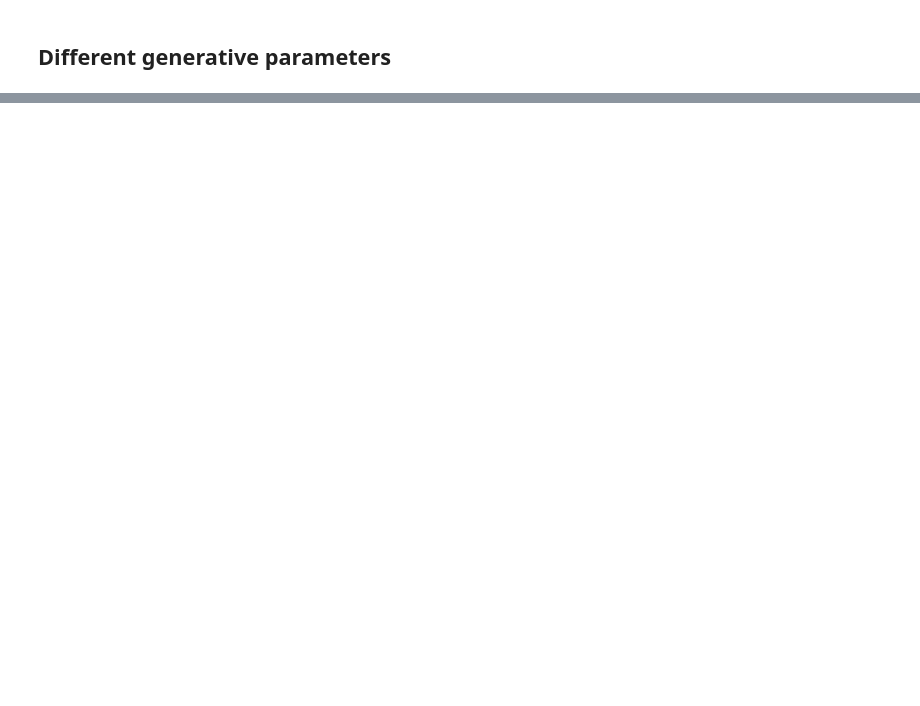
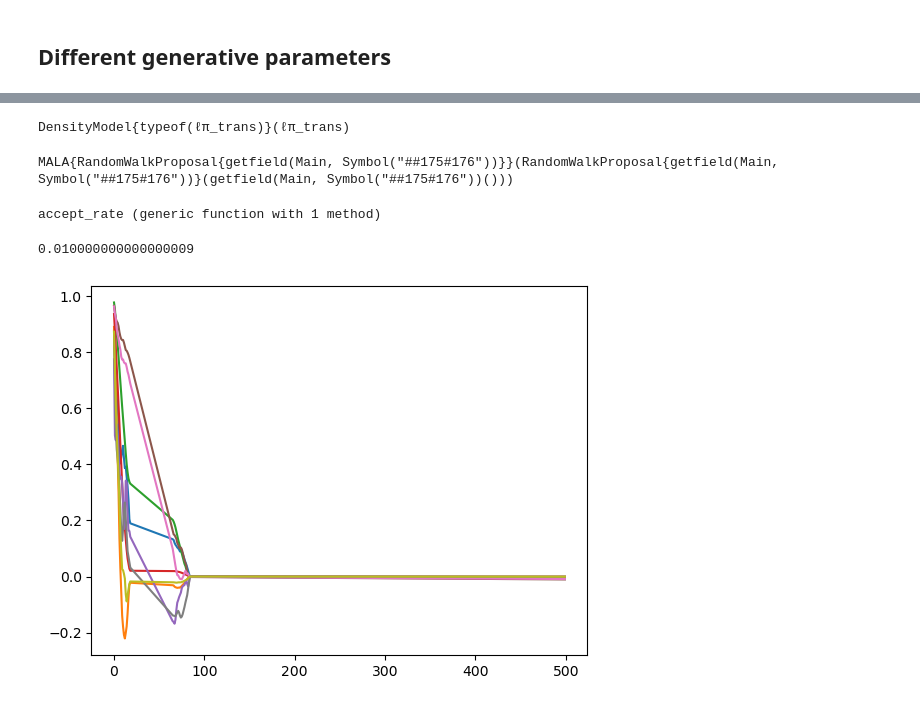
Before and after one commit to Brody-Lab/PulseInputDDM.jl, a Jupyter notebook: examples/choice model/recover_choice_model_x0.ipynb, the cells around one changed output, grey strips where cells are left out. Cells and saved outputs as stored; diff of their text form; code cells hidden in the pictures; blank space fills up the shorter version.

```diff
--- a/examples/choice model/recover_choice_model_x0.ipynb
+++ b/examples/choice model/recover_choice_model_x0.ipynb
@@ -487,0 +719,2 @@ tight_layout()
+# %%
+PSD_inv_H = Matrix(cholesky(Positive, inv_H, Val{false}))
@@ -487,0 +748,18 @@ tight_layout()
+# %%
+MCMCmodel = DensityModel(ℓπ_trans)
+# %% [output]
+DensityModel{typeof(ℓπ_trans)}(ℓπ_trans)
+# %%
+spl = MALAMH(x-> MvNormal((1/2) * 1e-1 * PSD_inv_H * x, 1e-1 * PSD_inv_H))
+# %% [output]
+MALA{RandomWalkProposal{getfield(Main, Symbol("##175#176"))}}(RandomWalkProposal{getfield(Main, Symbol("##175#176"))}(getfield(Main, Symbol("##175#176"))()))
+# %%
+chain = sample(Random.GLOBAL_RNG, MCMCmodel, spl, numsamples; init_params=init_params);
+# %%
+accept_rate(chain) = 1. - (sum(diff(getfield.(chain, :lp)) .== 0.) / length(chain))
+# %% [output]
+accept_rate (generic function with 1 method)
+# %%
+accept_rate(chain)
+# %% [output]
+0.010000000000000009
@@ -487,0 +768,5 @@ tight_layout()
+# %%
+params = hcat(getfield.(chain, :params)...);
+plot(autocor(params', 1:500; demean=true));
+# %% [output]
+[figure, added]
```
Also changed, not shown: parts of 38 cells of this notebook, 13 other files.
